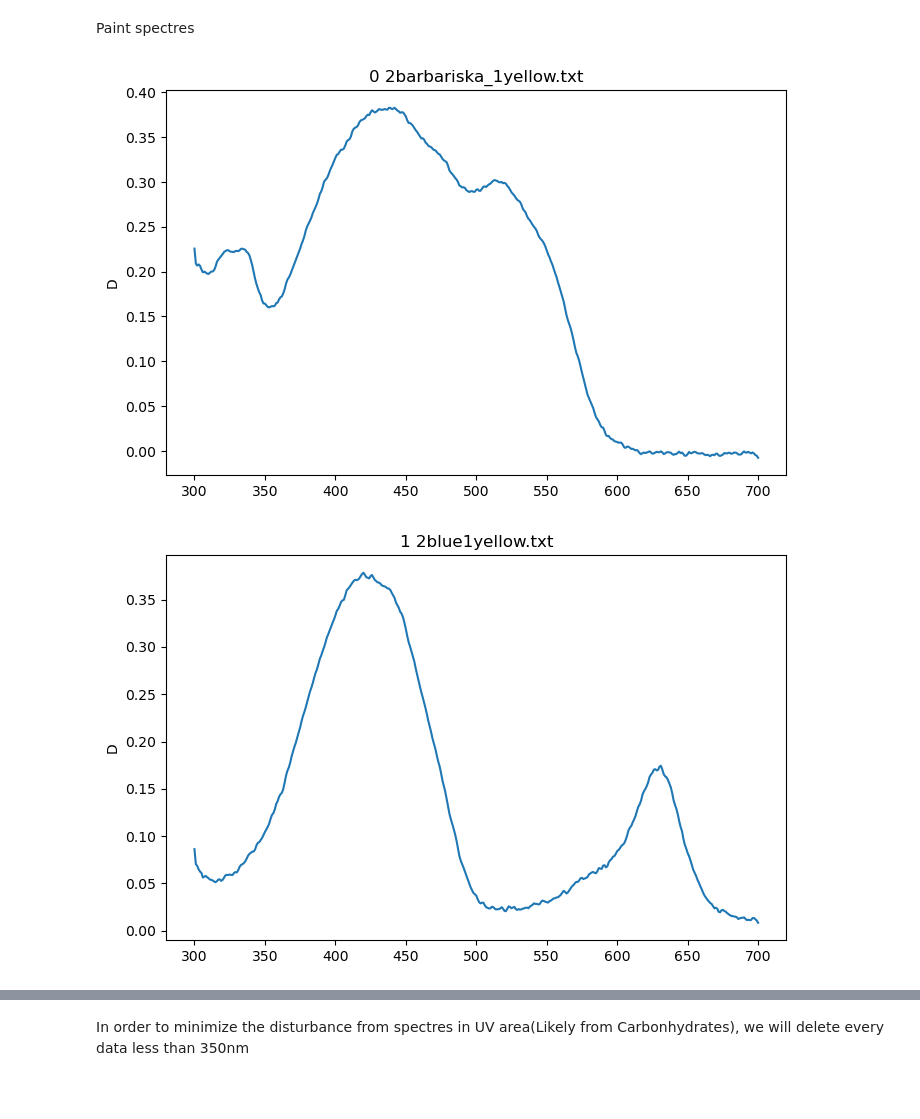
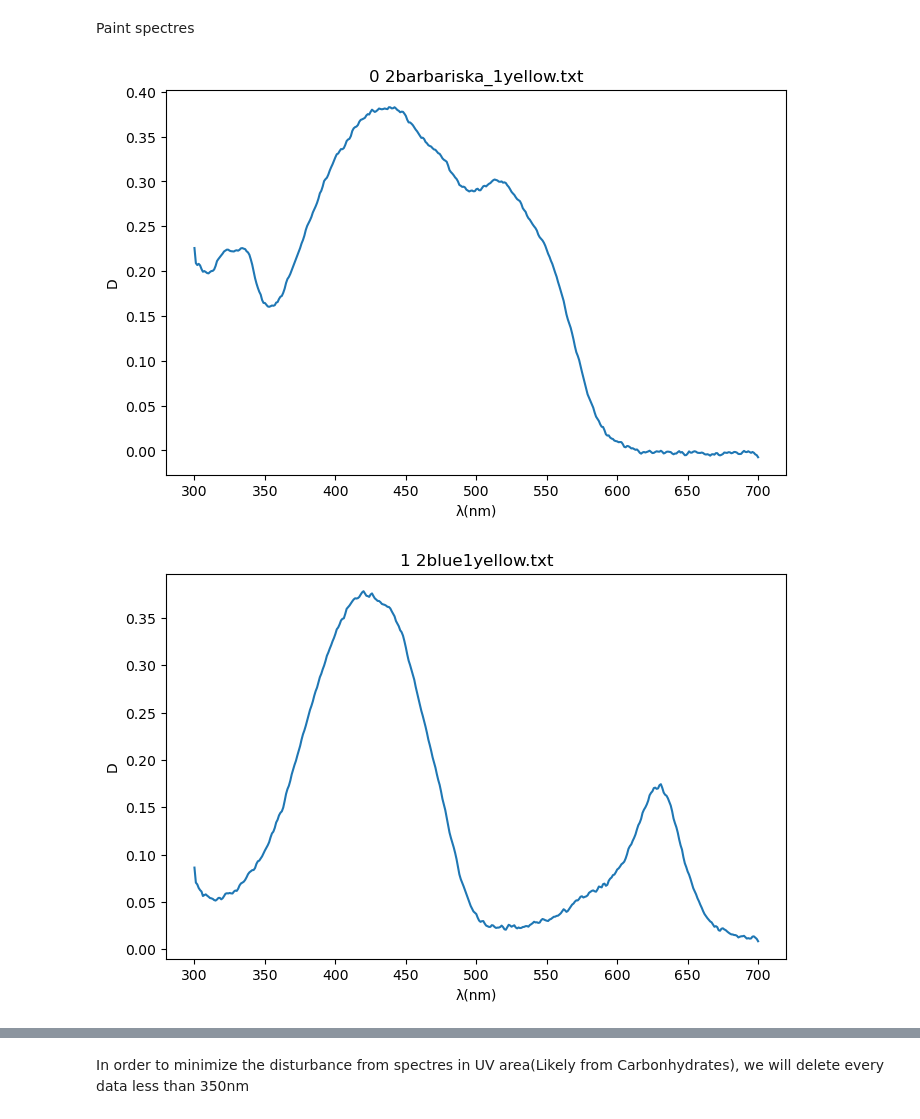
Before and after one commit to Heindrich-von-Skalitz/Absorbtion-Spectroscopy, a Jupyter notebook: calculate.ipynb, the cells around one changed output, grey strips where cells are left out. Cells and saved outputs as stored; diff of their text form; code cells hidden in the pictures; blank space fills up the shorter version.

```diff
--- a/calculate.ipynb
+++ b/calculate.ipynb
@@ -6,6 +6,7 @@ import matplotlib.pyplot as plt
 Collect all datas
 # %%
 folder = os.getcwd()
+imagesaved = 0
 
 #Collect .txt file
 txt_files = [f for f in os.listdir(folder) if f.lower().endswith('.txt')]
@@ -37,20 +38,23 @@ Paint spectres
 # %%
 for i in range(len(file_data)):#Paint all datas
     N=len(file_data[i])
     x=[]
     y=[]
     for j in range(N):
         tmp = vfunc(file_data[i][j])
         x.append(tmp[0])
         y.append(tmp[1])
     plt.figure(figsize=(8, 5))
     to_paint.append(np.array(y))
 
     plt.plot(x,to_paint[i])
+    plt.xlabel('λ(nm)')
     plt.ylabel('D')
     plt.title(f'{i} {file_names[i]}')
+    plt.savefig(f'./image/{imagesaved}.jpg')
+    imagesaved+=1
     plt.show()
 waveLength=np.array(x)
 # %% [output]
-[figure, old version]
+[figure, new version]
-[figure, old version]
+[figure, new version]
```
Also changed, not shown: parts of 6 cells of this notebook.
